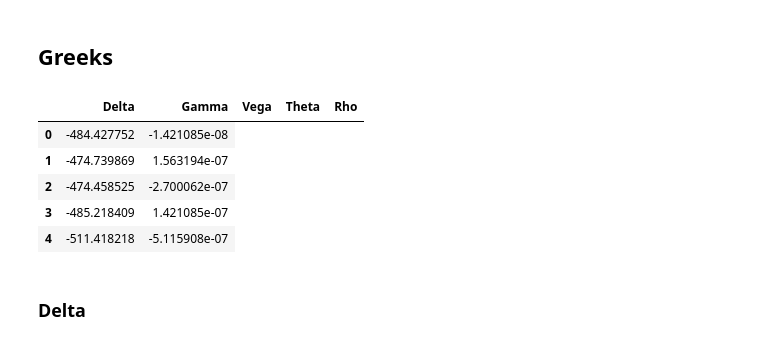
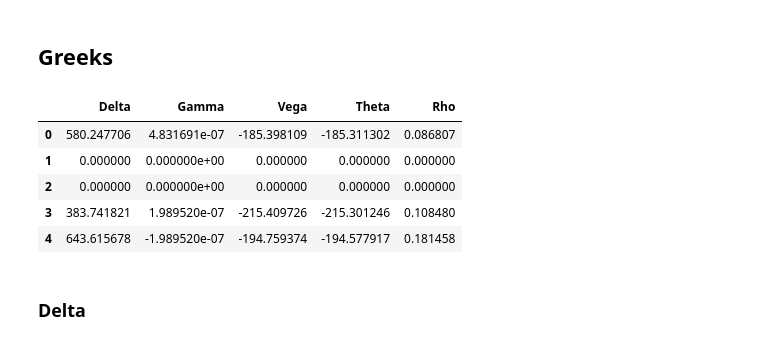
Before and after one commit to majulahsingapuri/Simulation-in-Finance, a Jupyter notebook: sim.ipynb, the cells around one changed output. Drawn from its saved outputs; the diff is of its cells as text; code cells hidden in the pictures.

Commit message:
restructuring, use same z for greeks

```diff
--- a/sim.ipynb
+++ b/sim.ipynb
@@ -241,7 +260,7 @@ def calc_rates(t, m, rates):
 # %% [markdown]
 # Run Simulations
 # %%
-assets_df = pd.read_csv("assets.csv", index_col='Date', parse_dates=True)
+assets_df = pd.read_csv("data/assets.csv", index_col='Date', parse_dates=True)
 assets_df.head()
 # %% [output]
 |  | CVX | UNH | XOM |
@@ -252,7 +271,7 @@ assets_df.head()
 | 2020-05-29 | 91.699997 | 304.850006 | 45.470001 |
 | 2020-06-01 | 92.790001 | 305.929993 | 46.279999 |
 # %%
-rates_df = pd.read_csv("rates.csv", index_col='Date', parse_dates=True)
+rates_df = pd.read_csv("data/rates.csv", index_col='Date', parse_dates=True)
 rates_df.head()
 # %% [output]
 |  | 1 Mo | 2 Mo | 3 Mo | 6 Mo | 1 Yr | 2 Yr |
@@ -301,8 +320,9 @@ dt = 1/252  # daily increment
 simulations = [
     (multi_asset_GBM, None),
     (multi_asset_GBM_av, "av"),
-    (multi_asset_GBM_ss, "ss")
-    ]
+    (multi_asset_GBM_ss, "ss"),
+    (multi_asset_GBM_emc, "emc")
+]
 # %%
 assets_df.loc[lifetime[0]:].plot()
 # %% [output]
@@ -372,23 +393,26 @@ px.line(merged,
 # %% [markdown]
 ## Greeks
 # %%
-payoffs_greeks = np.zeros(shape=(3, m))
+expected_payoffs_greeks = np.zeros(shape=(9, m))
+h = 0.002
 p = 3
 z = np.random.multivariate_normal(mean=np.zeros(p), cov=np.identity(p), size=m)
+
+
 for t in tqdm(range(m), leave=False):
     r = calc_rates(t, m, rates)
 
     paths = n_path_sim_greeks(asset_hist=asset_hist,
-                    Nsim=100,
+                    Nsim=30,
                     t=t,
                     r=r,
                     dt=dt,
-                    p=p,
+                    p=3,
                     m=m,
                     h_=h,
                     sim_func=multi_asset_GBM,
                     z=z[t:]
                     )
 
-    for i in range(3):
-        payoffs_greeks[i][t] = np.mean(payoff(paths[i], K, Barrier, m-t))
+    for i in range(9):
+        expected_payoffs_greeks[i][t] = expected_payoff(payoff(paths[i], K, Barrier, m-t), r=r, T=T, t=t*dt)
@@ -395,26 +421,35 @@ for t in tqdm(range(m), leave=False):
 # %%
 greeks_df = pd.DataFrame(
     np.concatenate(
         (
             (
-                (payoffs_greeks[2] - payoffs_greeks[1])/(2*0.002)
+                (expected_payoffs_greeks[2] - expected_payoffs_greeks[1])/(2 * h)
             ).reshape(1, m),
             (
-                (payoffs_greeks[2] - ( 2 * payoffs_greeks[0] ) + payoffs_greeks[1])/ np.square(0.002)
-            ).reshape(1, m)
+                (expected_payoffs_greeks[2] - ( 2 * expected_payoffs_greeks[0] ) + expected_payoffs_greeks[1])/ np.square(h)
+            ).reshape(1, m),
+            (
+                (expected_payoffs_greeks[4] - expected_payoffs_greeks[3])/(2 * h)
+            ).reshape(1, m),
+            (
+                (expected_payoffs_greeks[6] - expected_payoffs_greeks[5])/(2 * h)
+            ).reshape(1, m),
+            (
+                (expected_payoffs_greeks[8] - expected_payoffs_greeks[7])/(2 * h)
+            ).reshape(1, m),
         ),
         axis=0
     ).T,
     columns=["Delta", "Gamma", "Vega", "Theta", "Rho"]
 )
 greeks_df.head()
 # %% [output]
 |  | Delta | Gamma | Vega | Theta | Rho |
-| 0 | -484.427752 | -1.421085e-08 |
-| 1 | -474.739869 | 1.563194e-07 |
-| 2 | -474.458525 | -2.700062e-07 |
-| 3 | -485.218409 | 1.421085e-07 |
-| 4 | -511.418218 | -5.115908e-07 |
+| 0 | 580.247706 | 4.831691e-07 | -185.398109 | -185.311302 | 0.086807 |
+| 1 | 0.000000 | 0.000000e+00 | 0.000000 | 0.000000 | 0.000000 |
+| 2 | 0.000000 | 0.000000e+00 | 0.000000 | 0.000000 | 0.000000 |
+| 3 | 383.741821 | 1.989520e-07 | -215.409726 | -215.301246 | 0.108480 |
+| 4 | 643.615678 | -1.989520e-07 | -194.759374 | -194.577917 | 0.181458 |
 # %% [markdown]
 ### Delta
 # %%
```
Also changed, not shown: parts of 10 cells of this notebook, 10 other files.
